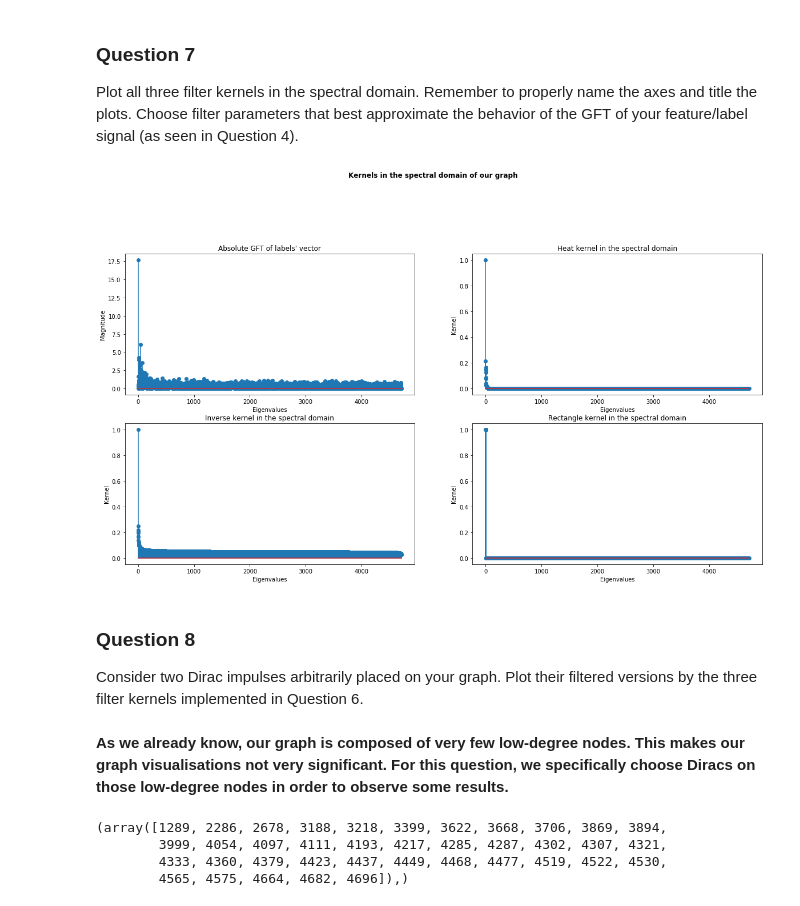
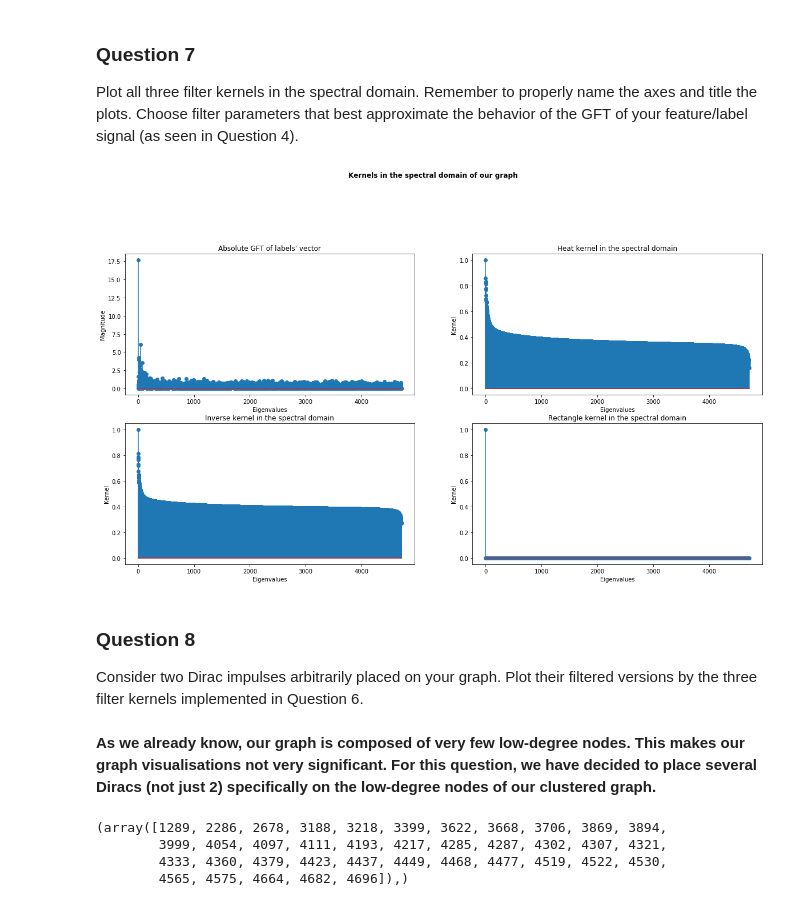
Before and after one commit to illorens/NTDS, a Jupyter notebook: 4_graph_signal_processing.ipynb, the cells around one changed output. Saved outputs shown, nothing was run; the diff lists cells and outputs as text; code cells hidden in the pictures.

```diff
--- a/4_graph_signal_processing.ipynb
+++ b/4_graph_signal_processing.ipynb
@@ -386,36 +385,36 @@ Plot all three filter kernels in the spectral domain. Remember to properly name
 # %%
 f, ([original, ax1], [ax2, ax3]) = plt.subplots(2, 2, figsize=(20, 10))
 f.suptitle("Kernels in the spectral domain of our graph", y=1.08, fontweight="bold")
 
 original.stem(absolute_GFT_labels)
 original.set_title("Absolute GFT of labels' vector")
 original.set_xlabel("Eigenvalues")
 original.set_ylabel("Magnitude")
 
-ax1.stem(heat_kernel(e, -10))
+ax1.stem(heat_kernel(e, -1))
 ax1.set_title("Heat kernel in the spectral domain")
 ax1.set_xlabel("Eigenvalues")
 ax1.set_ylabel("Kernel")
 
-ax2.stem(inverse_kernel(e, 20))
+ax2.stem(inverse_kernel(e, 1.5))
 ax2.set_title("Inverse kernel in the spectral domain")
 ax2.set_xlabel("Eigenvalues")
 ax2.set_ylabel("Kernel")
 
-ax3.stem(rectangle_kernel(e, 0,0.3))
+ax3.stem(rectangle_kernel(e, 0,0.1))
 ax3.set_title("Rectangle kernel in the spectral domain")
 ax3.set_xlabel("Eigenvalues")
 ax3.set_ylabel("Kernel")
 
 plt.show()
 # %% [output]
-[figure, old version]
+[figure, new version]
 # %% [markdown]
 ### Question 8
 
 Consider two Dirac impulses arbitrarily placed on your graph. Plot their filtered versions by the three filter kernels implemented in Question 6.
 # %% [markdown]
-**As we already know, our graph is composed of very few low-degree nodes. This makes our graph visualisations not very significant. For this question, we specifically choose Diracs on those low-degree nodes in order to observe some results.**
+**As we already know, our graph is composed of very few low-degree nodes. This makes our graph visualisations not very significant. For this question, we have decided to place several Diracs (not just 2) specifically on the low-degree nodes of our clustered graph.**
 # %%
 #We find outliers nodes in our graph
 degrees = np.asarray([val for (node, val) in graph.degree()])
```
Also changed, not shown: parts of 23 cells of this notebook.
